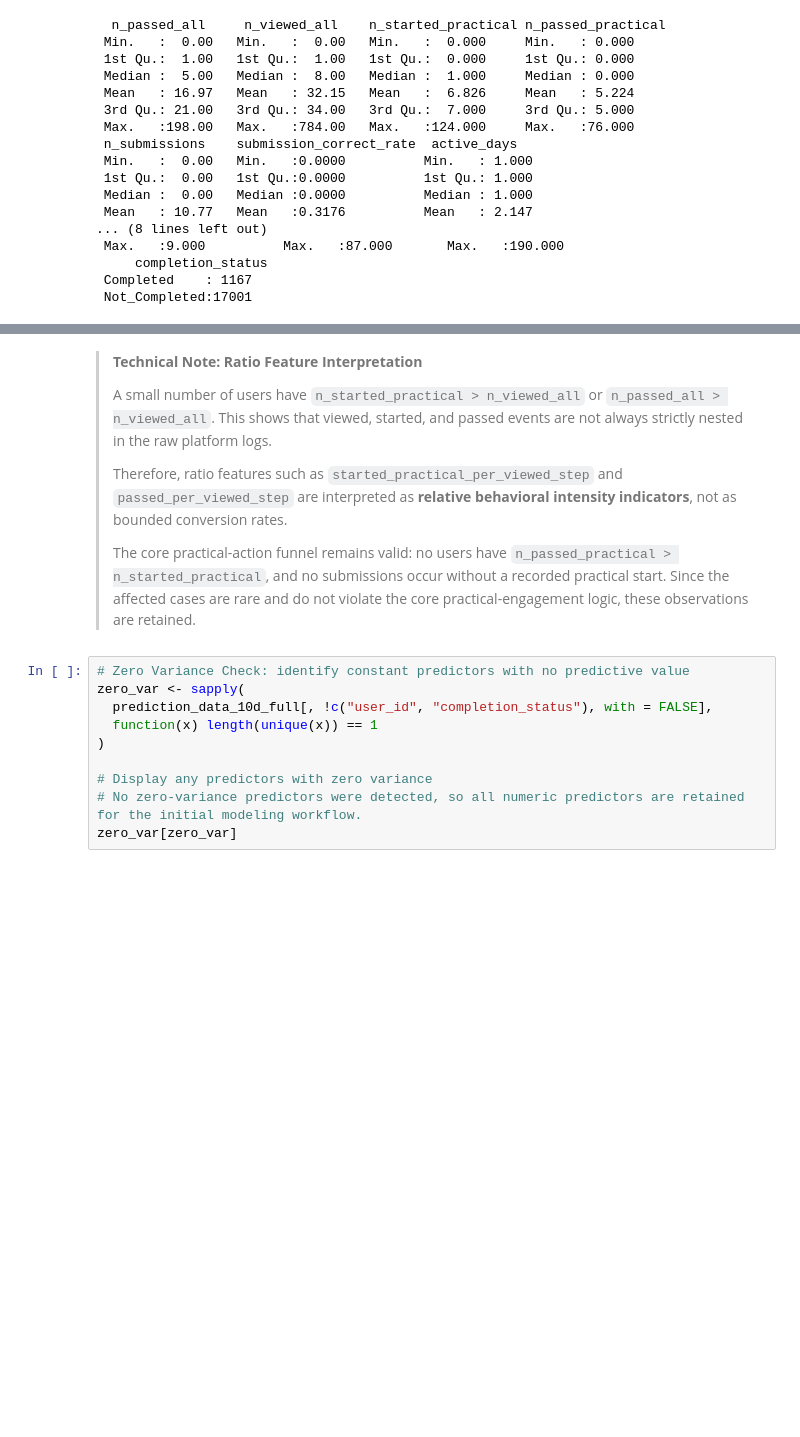
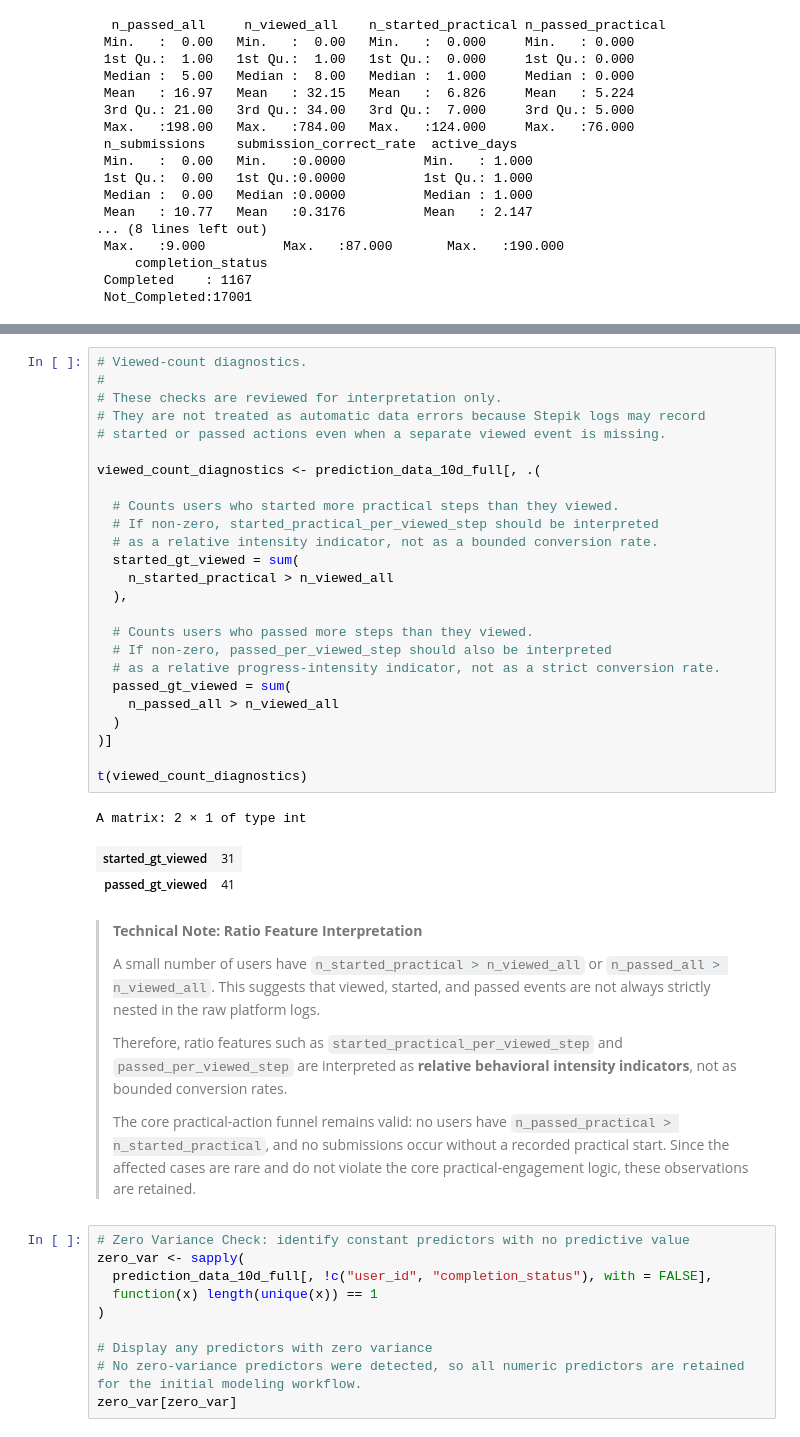
Before and after one commit to Safonovanastya87/stepik-product-analytics-completion-risk-ml, a Jupyter notebook: notebooks/03_completion_risk_modeling.ipynb, the cells around one changed output, grey strips where cells are left out. Cells and saved outputs as stored; diff of their text form; blank space fills up the shorter version.

```diff
--- a/notebooks/03_completion_risk_modeling.ipynb
+++ b/notebooks/03_completion_risk_modeling.ipynb
@@ -602,7 +423,36 @@ A matrix: 4 × 1 of type int
+# %%
+# Viewed-count diagnostics.
+#
+# These checks are reviewed for interpretation only.
+# They are not treated as automatic data errors because Stepik logs may record
+# started or passed actions even when a separate viewed event is missing.
+
+viewed_count_diagnostics <- prediction_data_10d_full[, .(
+
+  # Counts users who started more practical steps than they viewed.
+  # If non-zero, started_practical_per_viewed_step should be interpreted
+  # as a relative intensity indicator, not as a bounded conversion rate.
+  started_gt_viewed = sum(
+    n_started_practical > n_viewed_all
+  ),
+
+  # Counts users who passed more steps than they viewed.
+  # If non-zero, passed_per_viewed_step should also be interpreted
+  # as a relative progress-intensity indicator, not as a strict conversion rate.
+  passed_gt_viewed = sum(
+    n_passed_all > n_viewed_all
+  )
+)]
+
+t(viewed_count_diagnostics)
+# %% [output]
+A matrix: 2 × 1 of type int
+| started_gt_viewed | 31 |
+| passed_gt_viewed | 41 |
 # %% [markdown]
 > **Technical Note: Ratio Feature Interpretation**
 >
-> A small number of users have `n_started_practical > n_viewed_all` or `n_passed_all > n_viewed_all`. This shows that viewed, started, and passed events are not always strictly nested in the raw platform logs.
+> A small number of users have `n_started_practical > n_viewed_all` or `n_passed_all > n_viewed_all`. This suggests that viewed, started, and passed events are not always strictly nested in the raw platform logs.
 >
 > Therefore, ratio features such as `started_practical_per_viewed_step` and `passed_per_viewed_step` are interpreted as **relative behavioral intensity indicators**, not as bounded conversion rates.
 >
```
Also changed, not shown: parts of 13 cells of this notebook, 2 other files.
